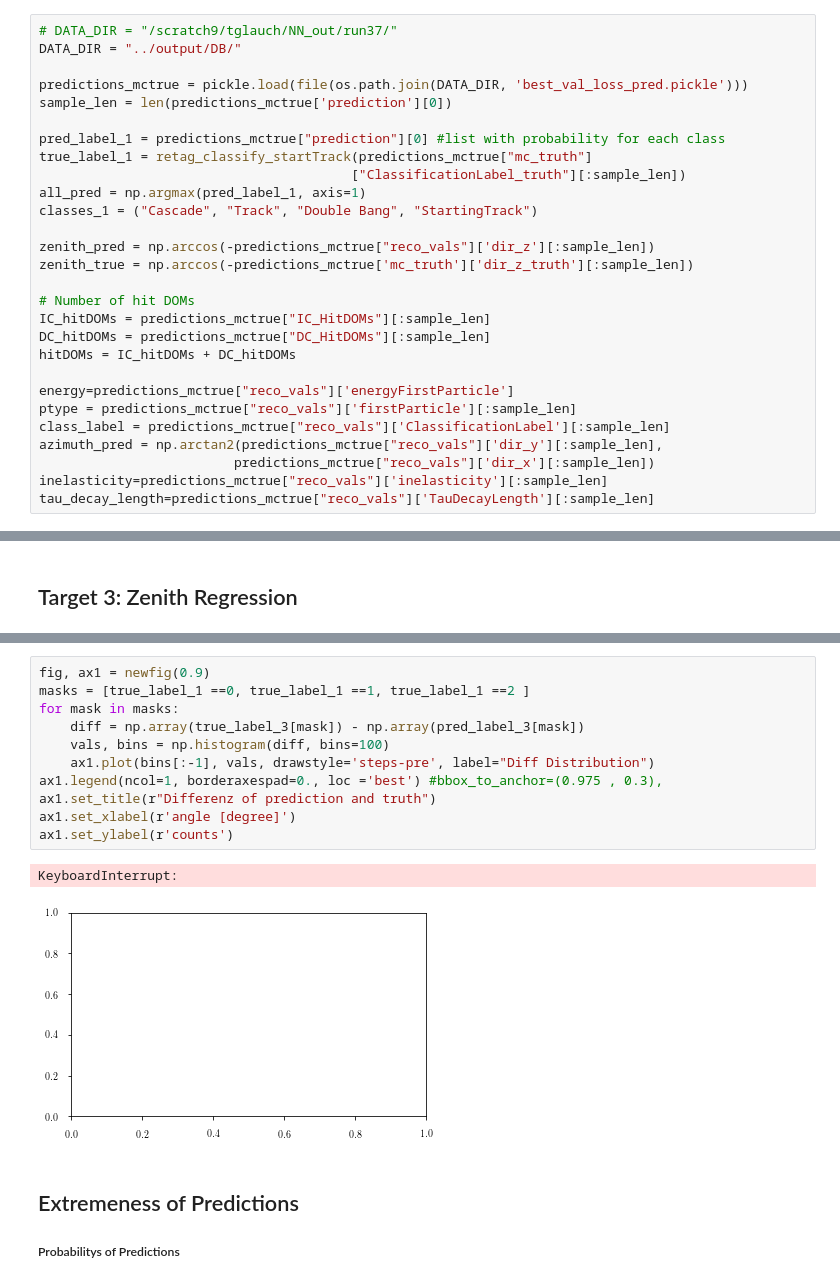
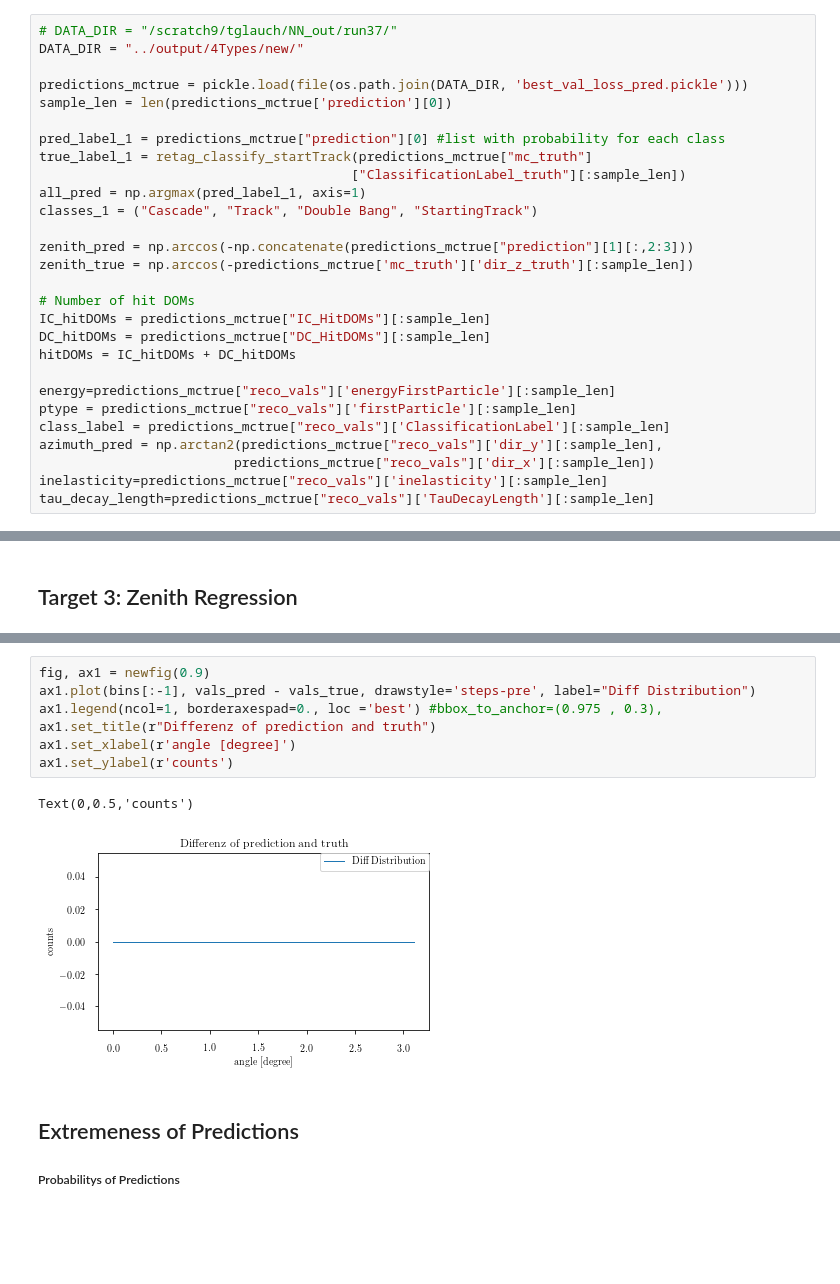
Before and after one commit to tglauch/DeepIceLearning, a Jupyter notebook: notebooks/NN_Anaalysis_4Types.ipynb, the cells around one changed output, grey strips where cells are left out. Cells and saved outputs as stored; diff of their text form; blank space fills up the shorter version.

```diff
--- a/notebooks/NN_Anaalysis_4Types.ipynb
+++ b/notebooks/NN_Anaalysis_4Types.ipynb
@@ -263,7 +47,7 @@ def acc_vs_hitDOMs_plot(pred, true, hitDOMs, title, binnumber):
 ###### Allocation of variables
 # %%
 # DATA_DIR = "/scratch9/tglauch/NN_out/run37/"
-DATA_DIR = "../output/DB/"
+DATA_DIR = "../output/4Types/new/"
 
 predictions_mctrue = pickle.load(file(os.path.join(DATA_DIR, 'best_val_loss_pred.pickle')))
 sample_len = len(predictions_mctrue['prediction'][0])
@@ -274,7 +58,7 @@ true_label_1 = retag_classify_startTrack(predictions_mctrue["mc_truth"]
 all_pred = np.argmax(pred_label_1, axis=1)
 classes_1 = ("Cascade", "Track", "Double Bang", "StartingTrack")
 
-zenith_pred = np.arccos(-predictions_mctrue["reco_vals"]['dir_z'][:sample_len])
+zenith_pred = np.arccos(-np.concatenate(predictions_mctrue["prediction"][1][:,2:3]))
 zenith_true = np.arccos(-predictions_mctrue['mc_truth']['dir_z_truth'][:sample_len])
 
 # Number of hit DOMs
@@ -282,7 +66,7 @@ IC_hitDOMs = predictions_mctrue["IC_HitDOMs"][:sample_len]
 DC_hitDOMs = predictions_mctrue["DC_HitDOMs"][:sample_len]
 hitDOMs = IC_hitDOMs + DC_hitDOMs
 
-energy=predictions_mctrue["reco_vals"]['energyFirstParticle']
+energy=predictions_mctrue["reco_vals"]['energyFirstParticle'][:sample_len]
 ptype = predictions_mctrue["reco_vals"]['firstParticle'][:sample_len]
 class_label = predictions_mctrue["reco_vals"]['ClassificationLabel'][:sample_len]
 azimuth_pred = np.arctan2(predictions_mctrue["reco_vals"]['dir_y'][:sample_len],
@@ -512,17 +275,13 @@ Text(0,0.5,'counts')
 # %%
 fig, ax1 = newfig(0.9)
-masks = [true_label_1 ==0, true_label_1 ==1, true_label_1 ==2 ]
-for mask in masks:
-    diff = np.array(true_label_3[mask]) - np.array(pred_label_3[mask])
-    vals, bins = np.histogram(diff, bins=100)
-    ax1.plot(bins[:-1], vals, drawstyle='steps-pre', label="Diff Distribution")
+ax1.plot(bins[:-1], vals_pred - vals_true, drawstyle='steps-pre', label="Diff Distribution")
 ax1.legend(ncol=1, borderaxespad=0., loc ='best') #bbox_to_anchor=(0.975 , 0.3),
 ax1.set_title(r"Differenz of prediction and truth")
 ax1.set_xlabel(r'angle [degree]')
 ax1.set_ylabel(r'counts')
 # %% [output]
-KeyboardInterrupt:
+Text(0,0.5,'counts')
-[figure, old version]
+[figure, new version]
 # %% [markdown]
 ## Extremeness of Predictions
 ##### Probabilitys of Predictions
```
Also changed, not shown: parts of 32 cells of this notebook, 1 other file.
